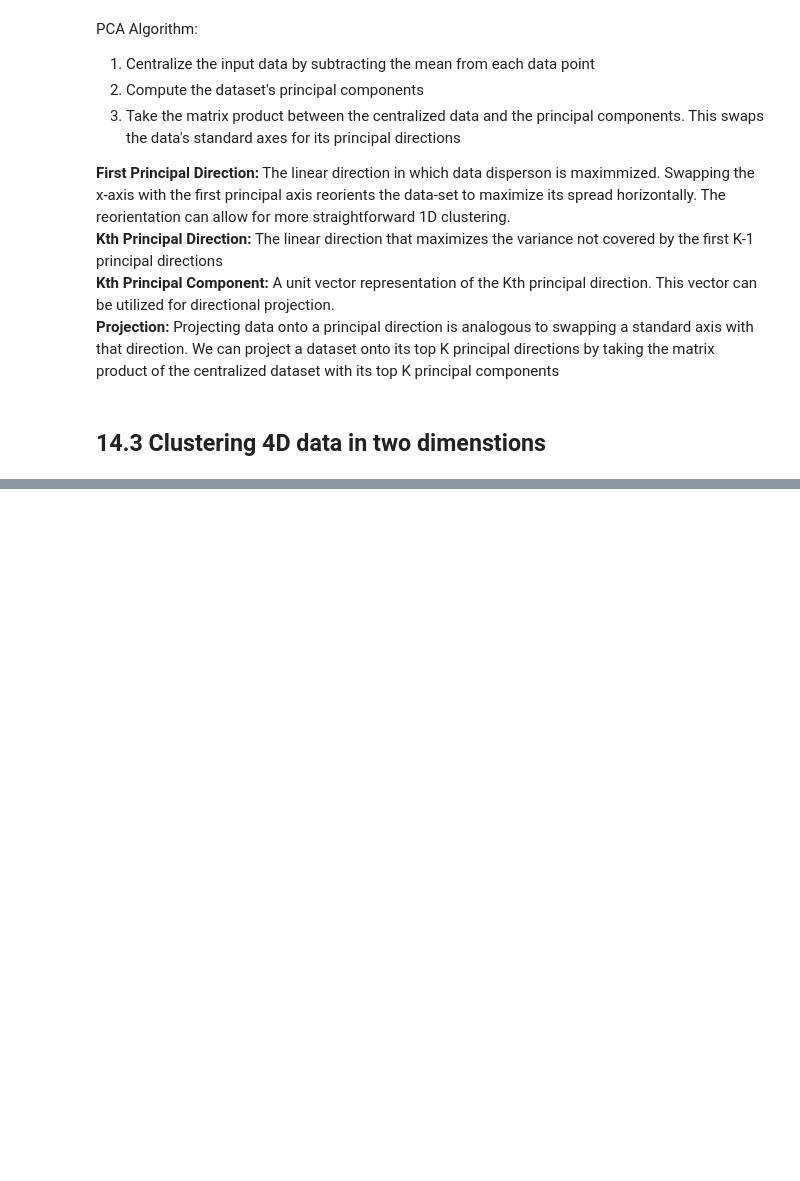
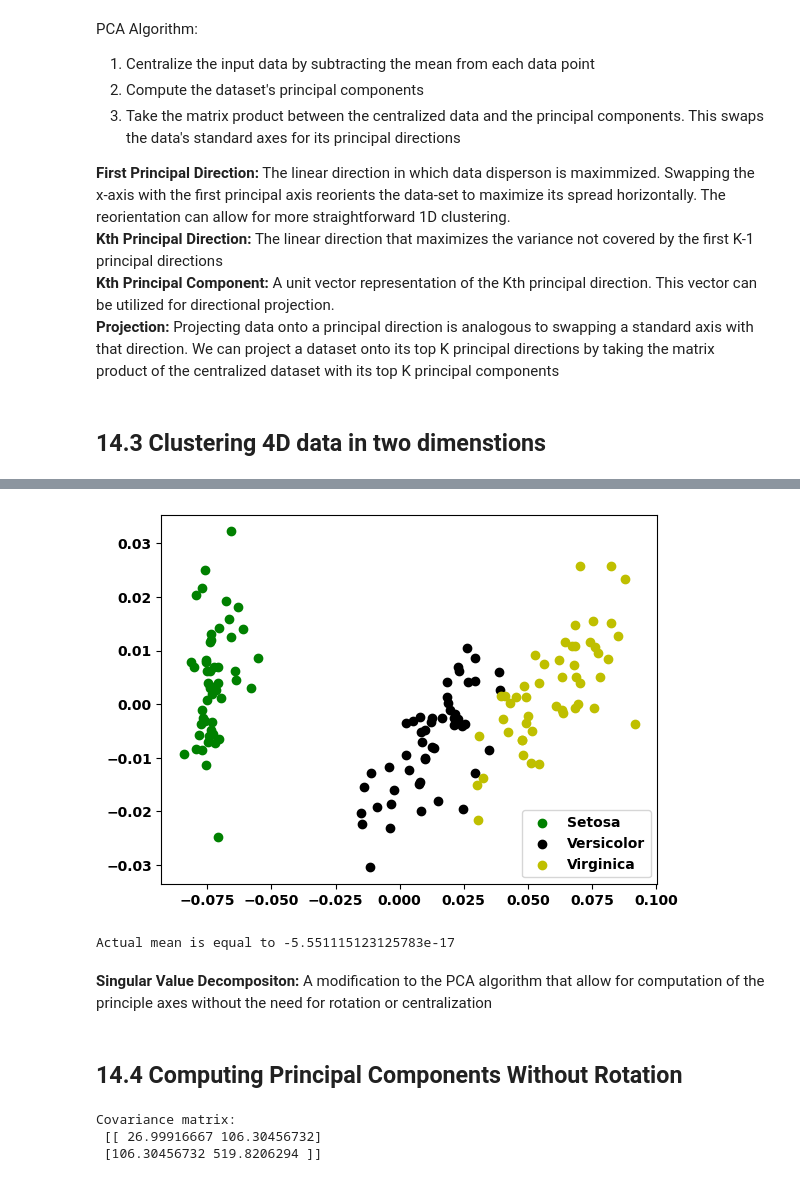
Before and after one commit to IanSinColorado/DataScienceBootcamp, a Jupyter notebook: Chapter14.ipynb, the cells around one changed output, grey strips where cells are left out. Saved outputs shown, nothing was run; the diff lists cells and outputs as text; code cells hidden in the pictures; blank space fills up the shorter version.

```diff
--- a/Chapter14.ipynb
+++ b/Chapter14.ipynb
@@ -295,0 +403,31 @@ PCA Algorithm:
+# %%
+# Plotting 2D PCA output after normalization
+visualize_flower_data(transformed_data_2D)
+# %% [output]
+[figure, added]
+# %%
+# Illustrating errors caused by values proximate to their mean
+data = np.array([1 + 1e-3, 1 - 1e-3])
+mean = data.mean()
+assert mean == 1
+centralized_data = data - 2 * [mean]
+assert centralized_data.mean() != 0
+print(f"Actual mean is equal to {centralized_data.mean()}")
+# %% [output]
+Actual mean is equal to -5.551115123125783e-17
+# %% [markdown]
+**Singular Value Decompositon:** A modification to the PCA algorithm that allow for computation of the principle axes without the need for rotation or centralization
+# %% [markdown]
+## 14.4 Computing Principal Components Without Rotation
+# %%
+# Covariance Matrix: Multiply a matrix by its transpose while dividing by data size. The diagonal stores the variance along each axis.
+# Computing a covariance matrix
+cov_matrix = centered_data @ centered_data.T / centered_data.shape[1]
+print(f"Covariance matrix:\n {cov_matrix}")
+for i in range(centered_data.shape[0]):
+    variance = cov_matrix[i][i]
+    assert round(variance, 10) == round(centered_data[i].var(), 10)
+# %% [output]
+Covariance matrix:
+ [[ 26.99916667 106.30456732]
+ [106.30456732 519.8206294 ]]
```
Also changed, not shown: parts of 39 cells of this notebook.
